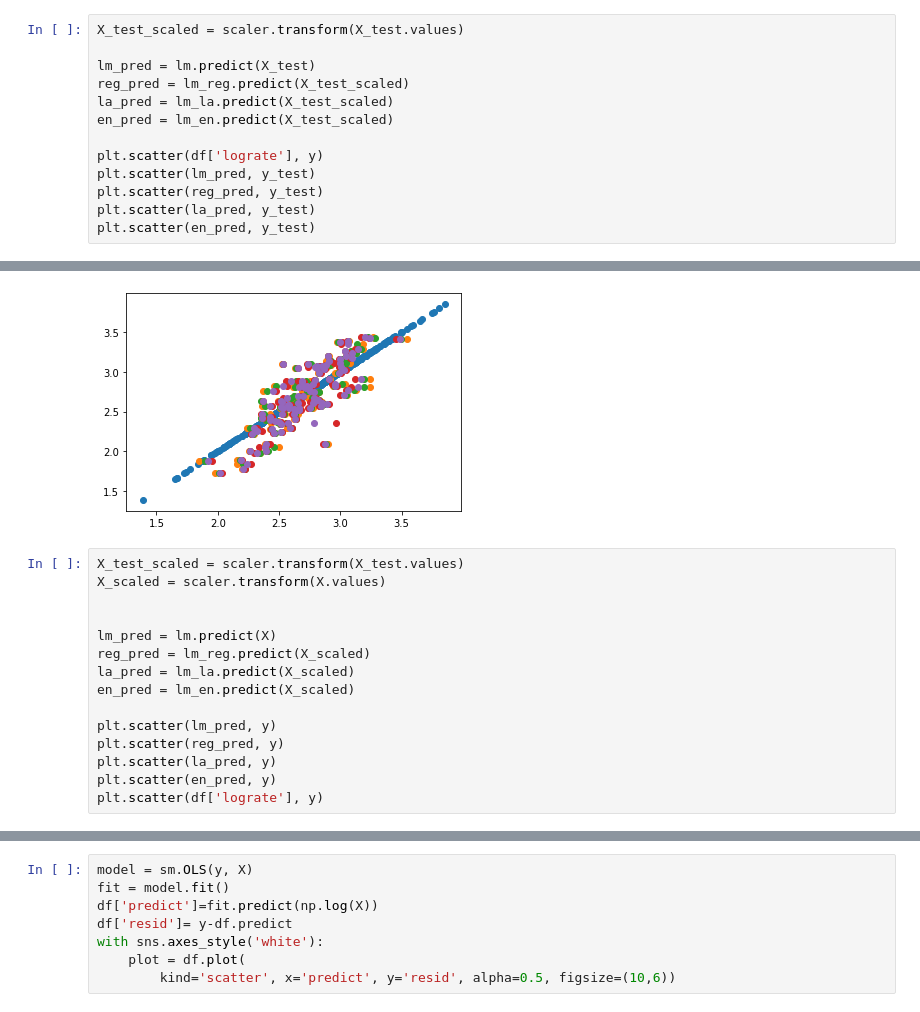
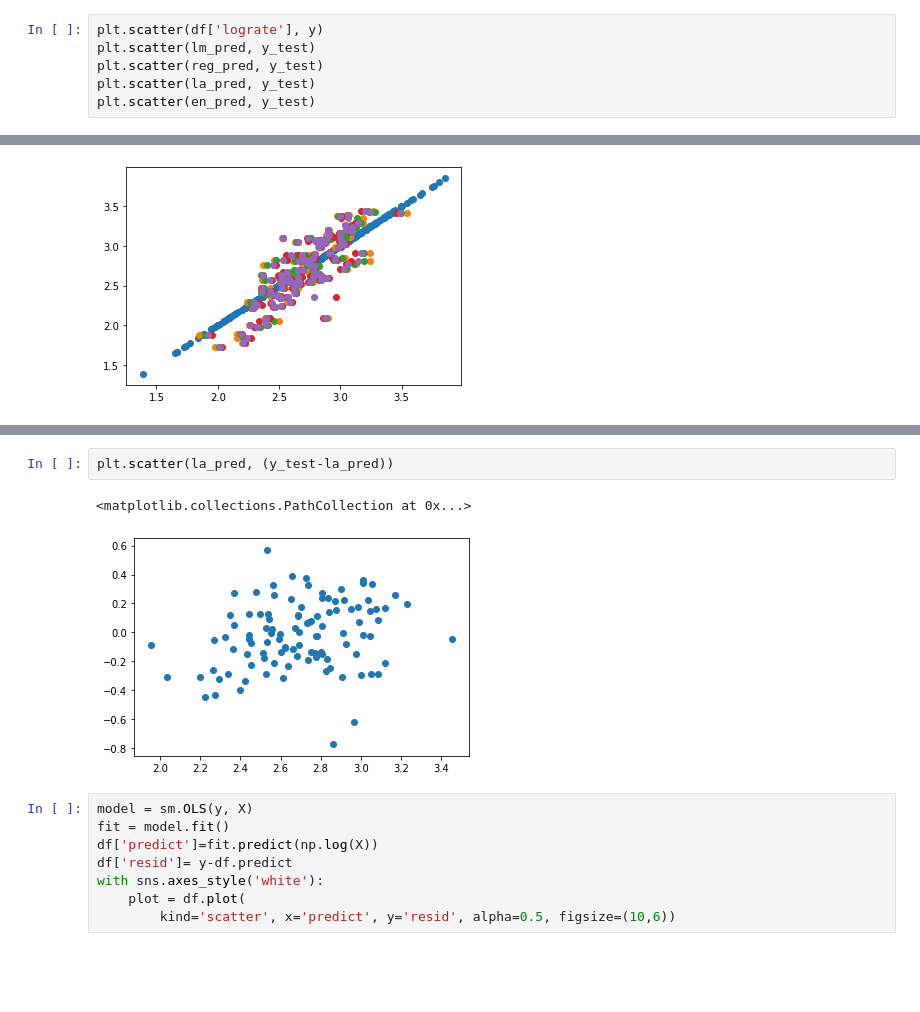
Before and after one commit to zoeyherm/predicting_suicide_rates, a Jupyter notebook: suicide_regression-Copy1.ipynb, the cells around one changed output, grey strips where cells are left out. Cells and saved outputs as stored; diff of their text form; blank space fills up the shorter version.

```diff
--- a/suicide_regression-Copy1.ipynb
+++ b/suicide_regression-Copy1.ipynb
@@ -233,13 +249,6 @@ print(lm_en.intercept_)
 2.7540517917789904
 2.7541151082206476
 # %%
-X_test_scaled = scaler.transform(X_test.values)
-
-lm_pred = lm.predict(X_test)
-reg_pred = lm_reg.predict(X_test_scaled)
-la_pred = lm_la.predict(X_test_scaled)
-en_pred = lm_en.predict(X_test_scaled)
-
 plt.scatter(df['lograte'], y)
 plt.scatter(lm_pred, y_test)
 plt.scatter(reg_pred, y_test)
@@ -248,18 +257,3 @@ plt.scatter(en_pred, y_test)
 # %% [output]
 <matplotlib.collections.PathCollection at 0x...>
 [figure]
-# %%
-X_test_scaled = scaler.transform(X_test.values)
-X_scaled = scaler.transform(X.values)
-
-
-lm_pred = lm.predict(X)
-reg_pred = lm_reg.predict(X_scaled)
-la_pred = lm_la.predict(X_scaled)
-en_pred = lm_en.predict(X_scaled)
-
-plt.scatter(lm_pred, y)
-plt.scatter(reg_pred, y)
-plt.scatter(la_pred, y)
-plt.scatter(en_pred, y)
-plt.scatter(df['lograte'], y)
@@ -373,3 +296,8 @@ plt.scatter(lm_pred, (y-lm_pred))
+# %%
+plt.scatter(la_pred, (y_test-la_pred))
+# %% [output]
+<matplotlib.collections.PathCollection at 0x...>
+[figure, added]
 # %%
 model = sm.OLS(y, X)
 fit = model.fit()
```
Also changed, not shown: parts of 11 cells of this notebook, 27 other files.
